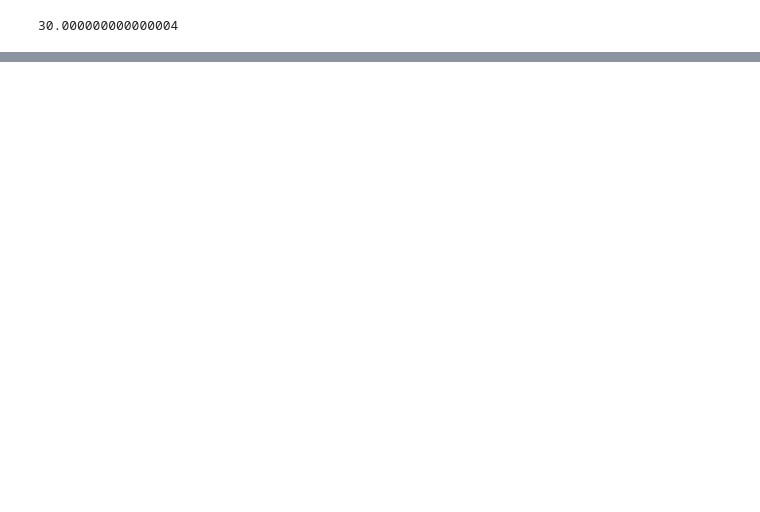
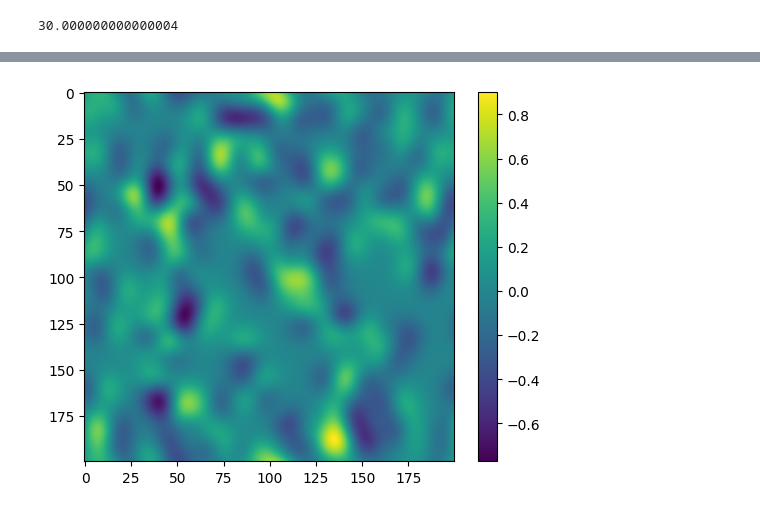
Before and after one commit to AlonsoFernandezVM/Pattern-formation-in-a-phytoplankton-population-based-on-stochastic-models-of-the-ocean-turbulence, a Jupyter notebook: notebooks/non_constant_nutrient_influx.ipynb, the cells around one changed output, grey strips where cells are left out. Saved outputs shown, nothing was run; the diff lists cells and outputs as text; code cells hidden in the pictures; blank space fills up the shorter version.

```diff
--- a/notebooks/non_constant_nutrient_influx.ipynb
+++ b/notebooks/non_constant_nutrient_influx.ipynb
@@ -411 +418,7 @@ for i in range(10):
 IndexError: list index out of range
+# %%
+plt.imshow(v)
+plt.colorbar()
+plt.show()
+# %% [output]
+[figure, added]
```
Also changed, not shown: parts of 12 cells of this notebook, 1 other file.
